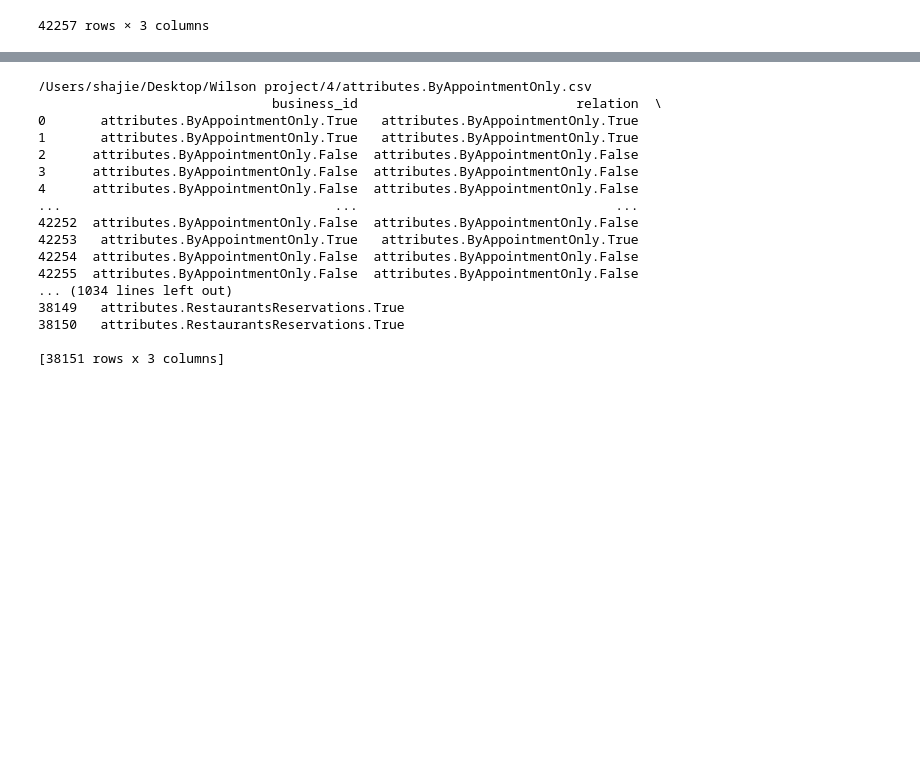
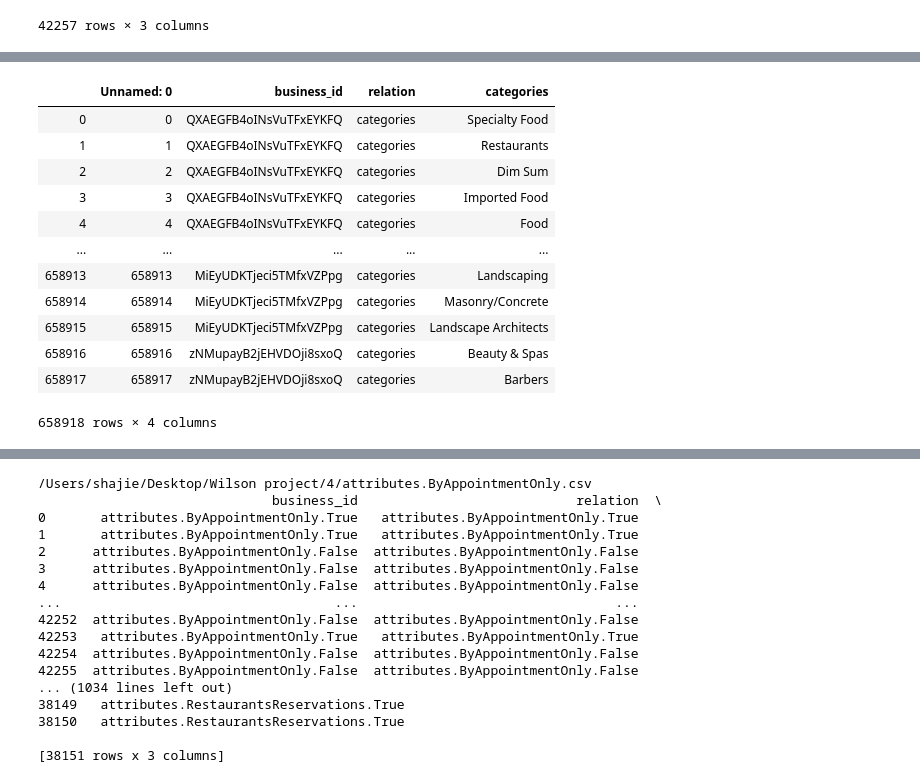
Before and after one commit to weixing2012/My_KGCN_project, a Jupyter notebook: useful_functions.ipynb, the cells around one changed output, grey strips where cells are left out. Drawn from its saved outputs; the diff is of its cells as text; code cells hidden in the pictures; blank space fills up the shorter version.

```diff
--- a/useful_functions.ipynb
+++ b/useful_functions.ipynb
@@ -205,0 +209,16 @@ def deletbrackets(file):
+# %%
+pd.read_csv(file)
+# %% [output]
+|  | Unnamed: 0 | business_id | relation | categories |
+| 0 | 0 | QXAEGFB4oINsVuTFxEYKFQ | categories | Specialty Food |
+| 1 | 1 | QXAEGFB4oINsVuTFxEYKFQ | categories | Restaurants |
+| 2 | 2 | QXAEGFB4oINsVuTFxEYKFQ | categories | Dim Sum |
+| 3 | 3 | QXAEGFB4oINsVuTFxEYKFQ | categories | Imported Food |
+| 4 | 4 | QXAEGFB4oINsVuTFxEYKFQ | categories | Food |
+| ... | ... | ... | ... | ... |
+| 658913 | 658913 | MiEyUDKTjeci5TMfxVZPpg | categories | Landscaping |
+| 658914 | 658914 | MiEyUDKTjeci5TMfxVZPpg | categories | Masonry/Concrete |
+| 658915 | 658915 | MiEyUDKTjeci5TMfxVZPpg | categories | Landscape Architects |
+| 658916 | 658916 | zNMupayB2jEHVDOji8sxoQ | categories | Beauty & Spas |
+| 658917 | 658917 | zNMupayB2jEHVDOji8sxoQ | categories | Barbers |
+658918 rows × 4 columns
```
Also changed, not shown: parts of 17 cells of this notebook.
